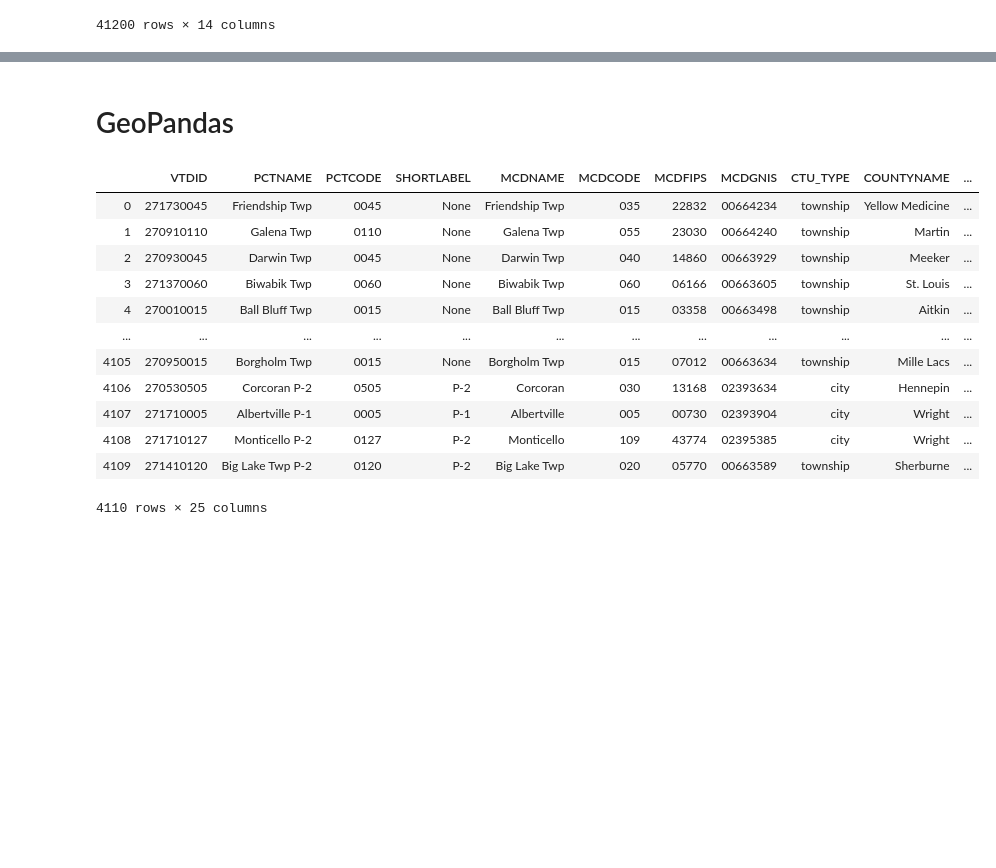
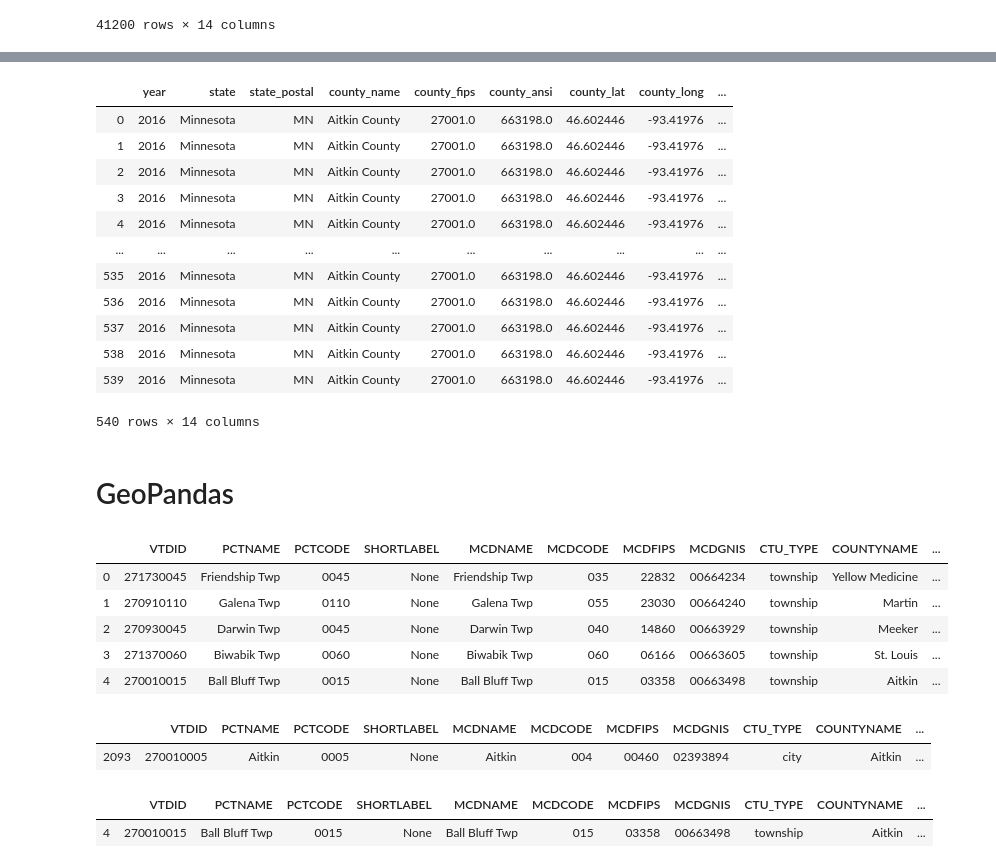
Before and after one commit to VallieTracy/Pres-Election-Partisan-Breakdown, a Jupyter notebook: precincts_main.ipynb, the cells around one changed output, grey strips where cells are left out. Cells and saved outputs as stored; diff of their text form; code cells hidden in the pictures; blank space fills up the shorter version.

```diff
--- a/precincts_main.ipynb
+++ b/precincts_main.ipynb
@@ -196,3 +195,19 @@ merged_df[merged_df.county_fips == 27001.0 ]
+# %%
+merged_df[merged_df.county_name == 'Aitkin County']
+# %% [output]
+|  | year | state | state_postal | county_name | county_fips | county_ansi | county_lat | county_long | ... |
+| 0 | 2016 | Minnesota | MN | Aitkin County | 27001.0 | 663198.0 | 46.602446 | -93.41976 | ... |
+| 1 | 2016 | Minnesota | MN | Aitkin County | 27001.0 | 663198.0 | 46.602446 | -93.41976 | ... |
+| 2 | 2016 | Minnesota | MN | Aitkin County | 27001.0 | 663198.0 | 46.602446 | -93.41976 | ... |
+| 3 | 2016 | Minnesota | MN | Aitkin County | 27001.0 | 663198.0 | 46.602446 | -93.41976 | ... |
+| 4 | 2016 | Minnesota | MN | Aitkin County | 27001.0 | 663198.0 | 46.602446 | -93.41976 | ... |
+| ... | ... | ... | ... | ... | ... | ... | ... | ... | ... |
+| 535 | 2016 | Minnesota | MN | Aitkin County | 27001.0 | 663198.0 | 46.602446 | -93.41976 | ... |
+| 536 | 2016 | Minnesota | MN | Aitkin County | 27001.0 | 663198.0 | 46.602446 | -93.41976 | ... |
+| 537 | 2016 | Minnesota | MN | Aitkin County | 27001.0 | 663198.0 | 46.602446 | -93.41976 | ... |
+| 538 | 2016 | Minnesota | MN | Aitkin County | 27001.0 | 663198.0 | 46.602446 | -93.41976 | ... |
+| 539 | 2016 | Minnesota | MN | Aitkin County | 27001.0 | 663198.0 | 46.602446 | -93.41976 | ... |
+540 rows × 14 columns
 # %% [markdown]
 # GeoPandas
 # %%
@@ -204,18 +219,23 @@ from geopandas import GeoDataFrame
 # %%
 # load shp file extracted from zipfile
 prec_shp = gp.read_file("Resources/bdry_votingdistricts.shp" )
-prec_shp
+prec_shp.head()
 # %% [output]
 |  | VTDID | PCTNAME | PCTCODE | SHORTLABEL | MCDNAME | MCDCODE | MCDFIPS | MCDGNIS | CTU_TYPE | COUNTYNAME | ... |
 | 0 | 271730045 | Friendship Twp | 0045 | None | Friendship Twp | 035 | 22832 | 00664234 | township | Yellow Medicine | ... |
 | 1 | 270910110 | Galena Twp | 0110 | None | Galena Twp | 055 | 23030 | 00664240 | township | Martin | ... |
 | 2 | 270930045 | Darwin Twp | 0045 | None | Darwin Twp | 040 | 14860 | 00663929 | township | Meeker | ... |
 | 3 | 271370060 | Biwabik Twp | 0060 | None | Biwabik Twp | 060 | 06166 | 00663605 | township | St. Louis | ... |
 | 4 | 270010015 | Ball Bluff Twp | 0015 | None | Ball Bluff Twp | 015 | 03358 | 00663498 | township | Aitkin | ... |
-| ... | ... | ... | ... | ... | ... | ... | ... | ... | ... | ... | ... |
-| 4105 | 270950015 | Borgholm Twp | 0015 | None | Borgholm Twp | 015 | 07012 | 00663634 | township | Mille Lacs | ... |
-| 4106 | 270530505 | Corcoran P-2 | 0505 | P-2 | Corcoran | 030 | 13168 | 02393634 | city | Hennepin | ... |
-| 4107 | 271710005 | Albertville P-1 | 0005 | P-1 | Albertville | 005 | 00730 | 02393904 | city | Wright | ... |
-| 4108 | 271710127 | Monticello P-2 | 0127 | P-2 | Monticello | 109 | 43774 | 02395385 | city | Wright | ... |
-| 4109 | 271410120 | Big Lake Twp P-2 | 0120 | P-2 | Big Lake Twp | 020 | 05770 | 00663589 | township | Sherburne | ... |
-4110 rows × 25 columns
+# %%
+prec_shp[prec_shp.VTDID == '270010005'].head()
+# %% [output]
+|  | VTDID | PCTNAME | PCTCODE | SHORTLABEL | MCDNAME | MCDCODE | MCDFIPS | MCDGNIS | CTU_TYPE | COUNTYNAME | ... |
+| 2093 | 270010005 | Aitkin | 0005 | None | Aitkin | 004 | 00460 | 02393894 | city | Aitkin | ... |
+# %%
+ball_bluff = prec_shp[prec_shp.PCTNAME == 'Ball Bluff Twp']
+ball_bluff
+#'''MCDGNIS (column from prec_shp dataframe) is close to merged_df[county_ansi], but not exact'''
+# %% [output]
+|  | VTDID | PCTNAME | PCTCODE | SHORTLABEL | MCDNAME | MCDCODE | MCDFIPS | MCDGNIS | CTU_TYPE | COUNTYNAME | ... |
+| 4 | 270010015 | Ball Bluff Twp | 0015 | None | Ball Bluff Twp | 015 | 03358 | 00663498 | township | Aitkin | ... |
```
Also changed, not shown: parts of 8 cells of this notebook, 2 other files.
